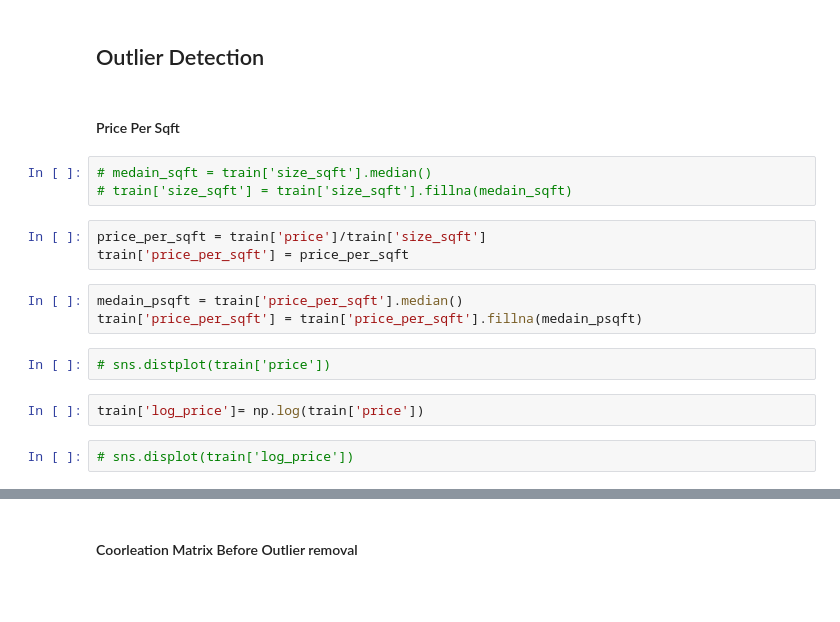
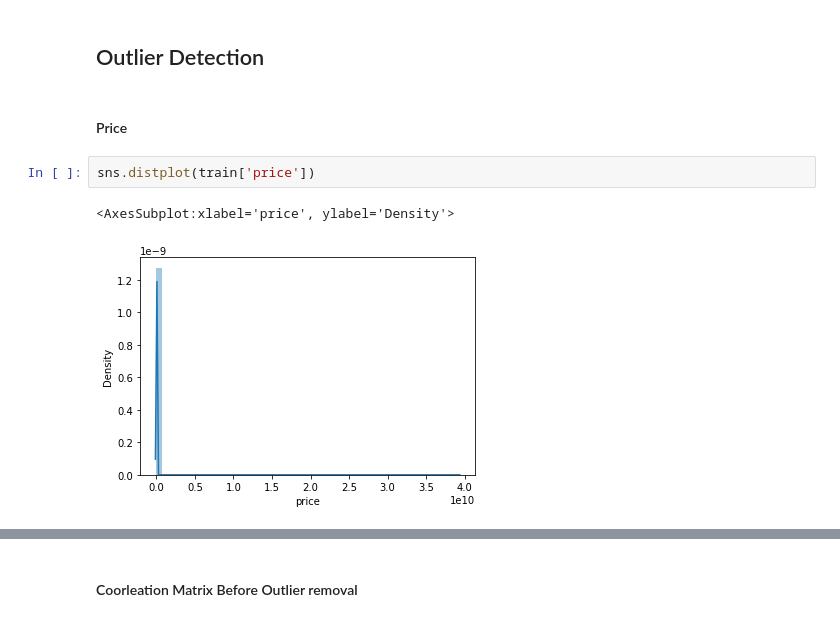
Before and after one commit to ryanchwong/is5126, a Jupyter notebook: nandar-soe.ipynb, the cells around one changed output, grey strips where cells are left out. Cells and saved outputs as stored; diff of their text form; blank space fills up the shorter version.

```diff
--- a/nandar-soe.ipynb
+++ b/nandar-soe.ipynb
@@ -578,19 +609,9 @@ dtype: int64
 # %% [markdown]
 ## Outlier Detection
 # %% [markdown]
-#### Price Per Sqft
+#### Price
-# %%
-# medain_sqft = train['size_sqft'].median()
-# train['size_sqft'] = train['size_sqft'].fillna(medain_sqft)
-# %%
-price_per_sqft = train['price']/train['size_sqft']
-train['price_per_sqft'] = price_per_sqft
-# %%
-medain_psqft = train['price_per_sqft'].median()
-train['price_per_sqft'] = train['price_per_sqft'].fillna(medain_psqft)
 # %%
-# sns.distplot(train['price'])
+sns.distplot(train['price'])
+# %% [output]
+<AxesSubplot:xlabel='price', ylabel='Density'>
+[figure, added]
-# %%
-train['log_price']= np.log(train['price'])
-# %%
-# sns.displot(train['log_price'])
```
Also changed, not shown: parts of 29 cells of this notebook.
